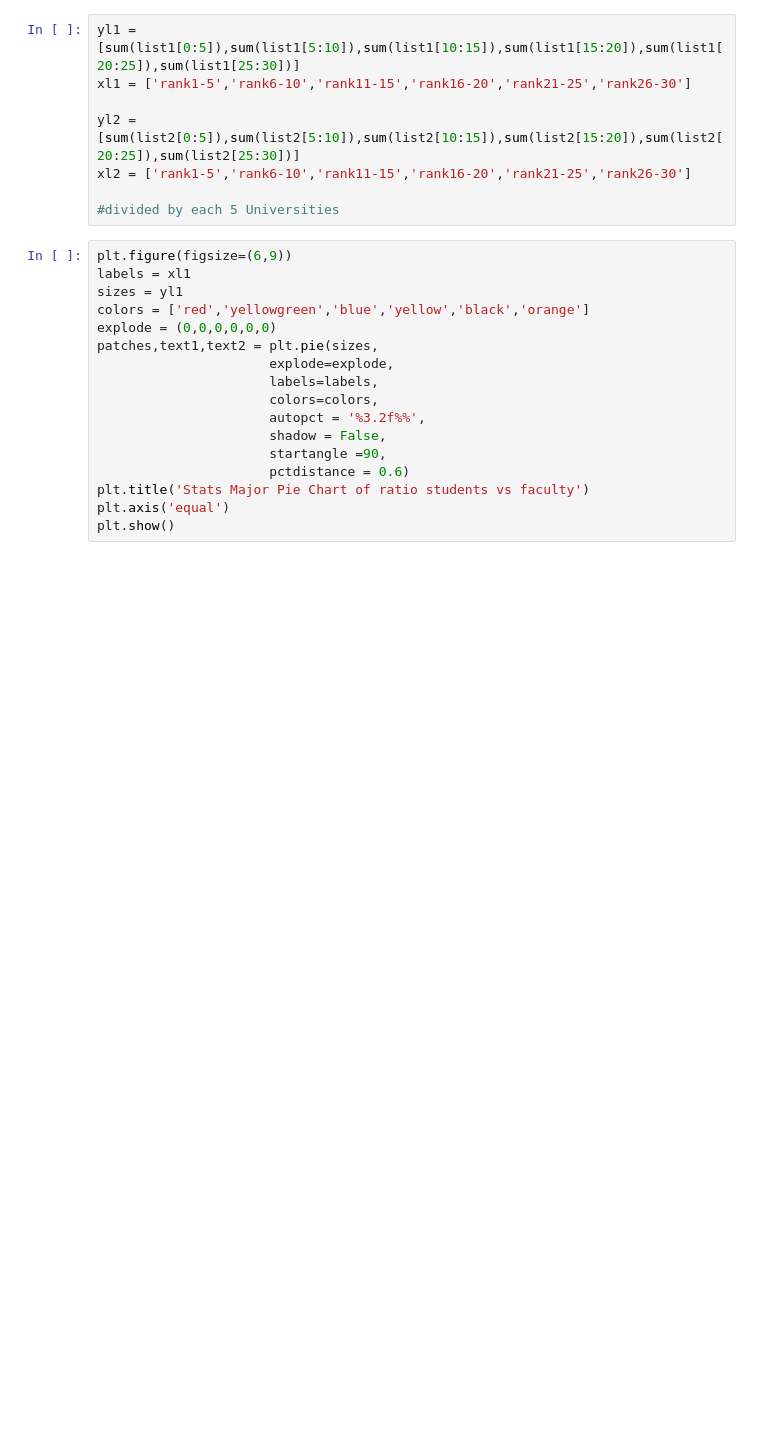
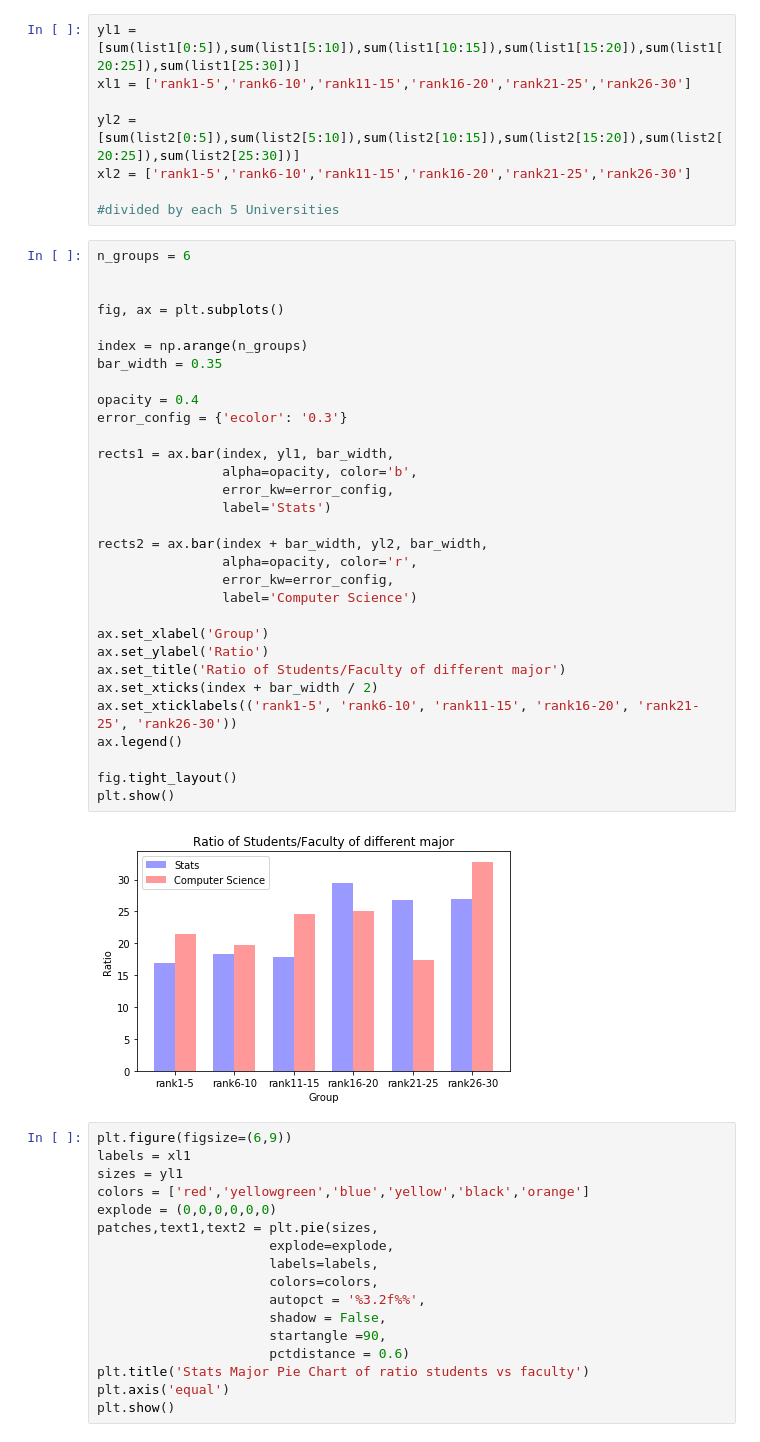
Before and after one commit to xil222/Data-Analysis-on-Facebook-Data-Scrape, a Jupyter notebook: ECE143 DataPreprocess- Major Oriented.ipynb, the cells around one changed output. Saved outputs shown, nothing was run; the diff lists cells and outputs as text; blank space fills up the shorter version.

```diff
--- a/ECE143 DataPreprocess- Major Oriented.ipynb
+++ b/ECE143 DataPreprocess- Major Oriented.ipynb
@@ -175,6 +177,39 @@ yl2 = [sum(list2[0:5]),sum(list2[5:10]),sum(list2[10:15]),sum(list2[15:20]),sum(
 xl2 = ['rank1-5','rank6-10','rank11-15','rank16-20','rank21-25','rank26-30']
 
 #divided by each 5 Universities
+# %%
+n_groups = 6
+
+
+fig, ax = plt.subplots()
+
+index = np.arange(n_groups)
+bar_width = 0.35
+
+opacity = 0.4
+error_config = {'ecolor': '0.3'}
+
+rects1 = ax.bar(index, yl1, bar_width,
+                alpha=opacity, color='b',
+                error_kw=error_config,
+                label='Stats')
+
+rects2 = ax.bar(index + bar_width, yl2, bar_width,
+                alpha=opacity, color='r',
+                error_kw=error_config,
+                label='Computer Science')
+
+ax.set_xlabel('Group')
+ax.set_ylabel('Ratio')
+ax.set_title('Ratio of Students/Faculty of different major')
+ax.set_xticks(index + bar_width / 2)
+ax.set_xticklabels(('rank1-5', 'rank6-10', 'rank11-15', 'rank16-20', 'rank21-25', 'rank26-30'))
+ax.legend()
+
+fig.tight_layout()
+plt.show()
+# %% [output]
+[figure, added]
 # %%
 plt.figure(figsize=(6,9))
 labels = xl1
```
Also changed, not shown: parts of 11 cells of this notebook, 18 other files.
